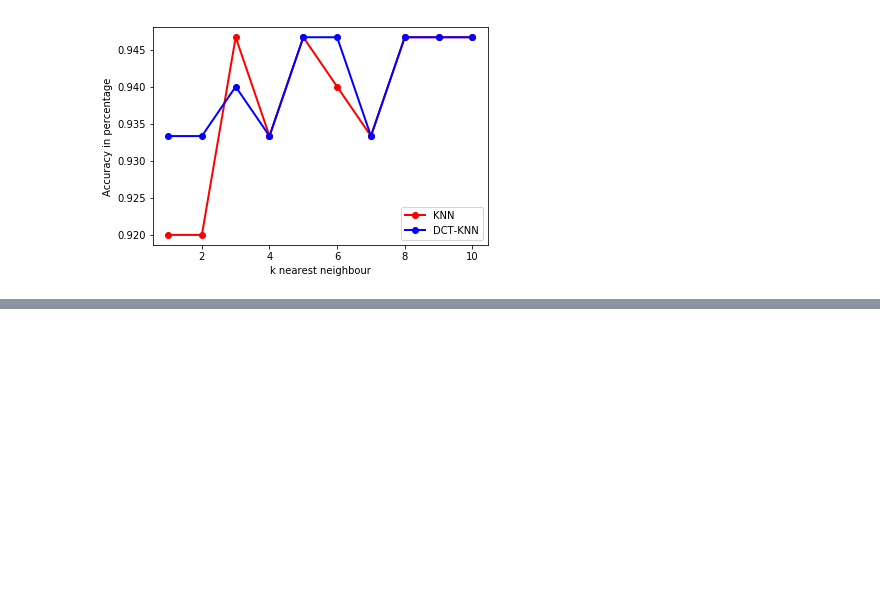
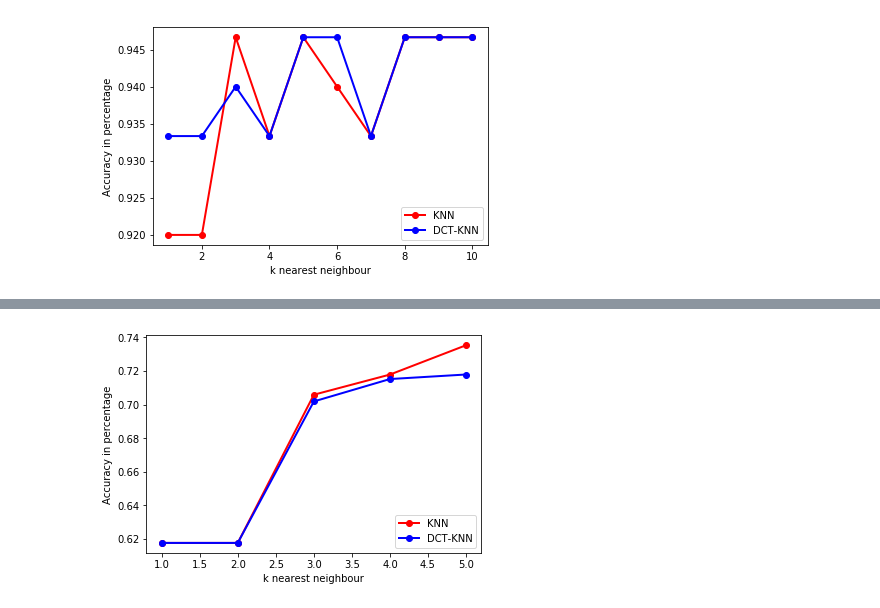
Before and after one commit to IllhamHanafi/FP-Datmin, a Jupyter notebook: FP-Datmin.ipynb, the cells around one changed output, grey strips where cells are left out. Drawn from its saved outputs; the diff is of its cells as text; code cells hidden in the pictures; blank space fills up the shorter version.

Commit message:
Implement DCT-KNN for Blood and Liver dataset

```diff
--- a/FP-Datmin.ipynb
+++ b/FP-Datmin.ipynb
@@ -348,0 +344,3 @@ plt.show()
+# %%
+dataset = pd.read_csv(path, header=None)
+print(len(dataset))
@@ -348,0 +360,19 @@ plt.show()
+# %%
+# 1. Delete one feature
+# pret is the sum average accuracy of
+# the traditional kNN algorithm in the original dataset when
+# the value of k is 3,5 and 7 on the condition of 5-folder cross
+# validation, and the prei is the similar sum of the traditional
+# kNN algorithm on the data lacking the i-th feature.
+normal_KNN_result = []
+lack_feature_result = defaultdict(list)
+z = {}
+
+for N in (3, 5, 7):
+    normal_KNN_result.append(getKFold(X, Y, numberofK=5, numberofNeighbour=N, method="KNN"))
+    for k in range (4):
+        lack_feature_result[k].append(getKFold(locals()["Z_" + str(k)], Y, numberofK=5, numberofNeighbour=N, method="KNN"))
+
+# print(normal_KNN_result)
+# for k in range (4):
+#     print(lack_feature_result[k])
@@ -348,0 +395,9 @@ plt.show()
+# %%
+disc = []
+for i in range (4):
+    disc.append((1-(sum(lack_feature_result[i]) - sum(normal_KNN_result))))
+# print(disc)
+normalized_disc = []
+for i in range (4):
+    normalized_disc.append((disc[i]/sum(disc)))
+print(normalized_disc)
@@ -348,0 +406,7 @@ plt.show()
+# %%
+#5 Fold
+KNN_5_result = []
+DCTKNN_5_result = []
+for N in range (1,6):
+    KNN_5_result.append(getKFold(X, Y, numberofK=5, numberofNeighbour=N, method="KNN"))
+    DCTKNN_5_result.append(getKFold(X, Y, numberofK=5, numberofNeighbour=N, method="DCT-KNN", weight = normalized_disc))
@@ -348,0 +453,9 @@ plt.show()
+# %%
+plt.plot([1,2,3,4,5],KNN_5_result,'-ro', label="KNN", linewidth=2.0)
+plt.plot([1,2,3,4,5],DCTKNN_5_result,'-bo', label="DCT-KNN", linewidth=2.0)
+plt.legend(loc='lower right')
+plt.xlabel('k nearest neighbour')
+plt.ylabel('Accuracy in percentage')
+plt.show()
+# %% [output]
+[figure, added]
```
Also changed, not shown: parts of 24 cells of this notebook.
